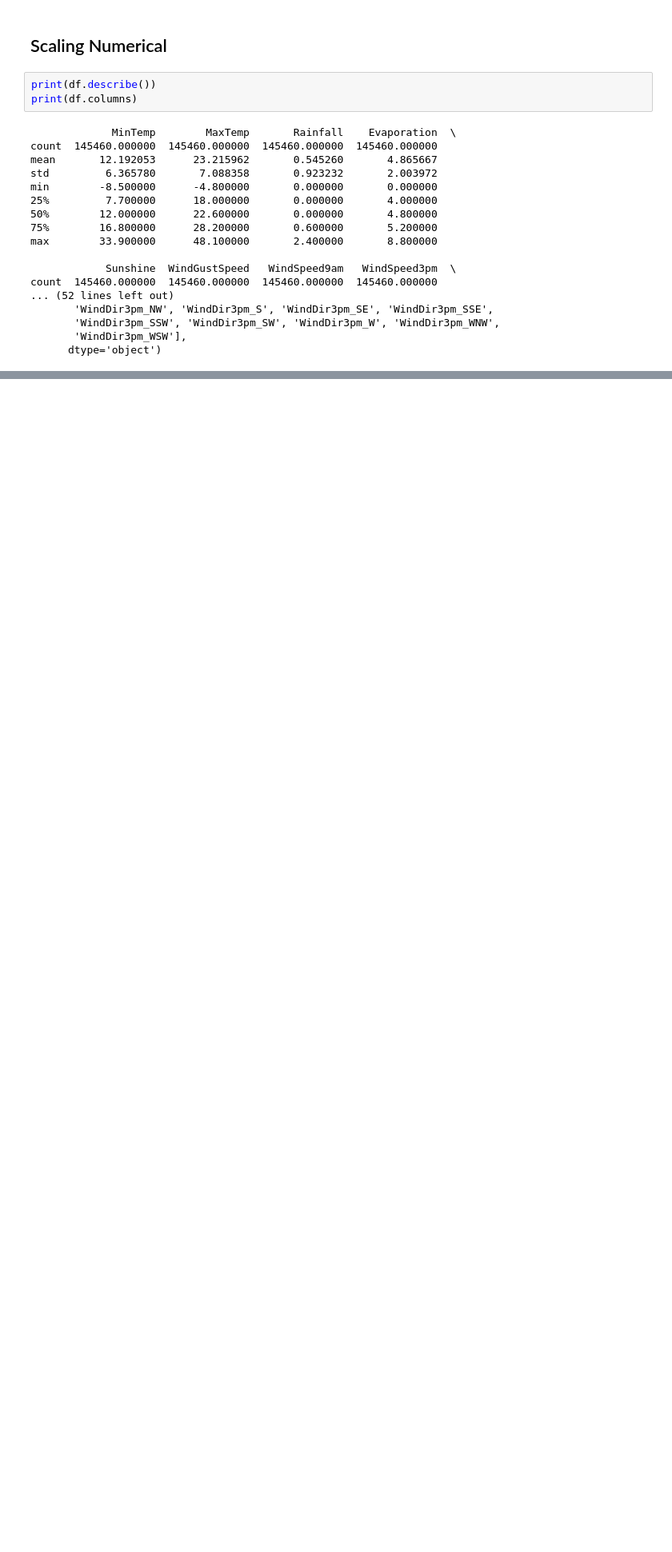
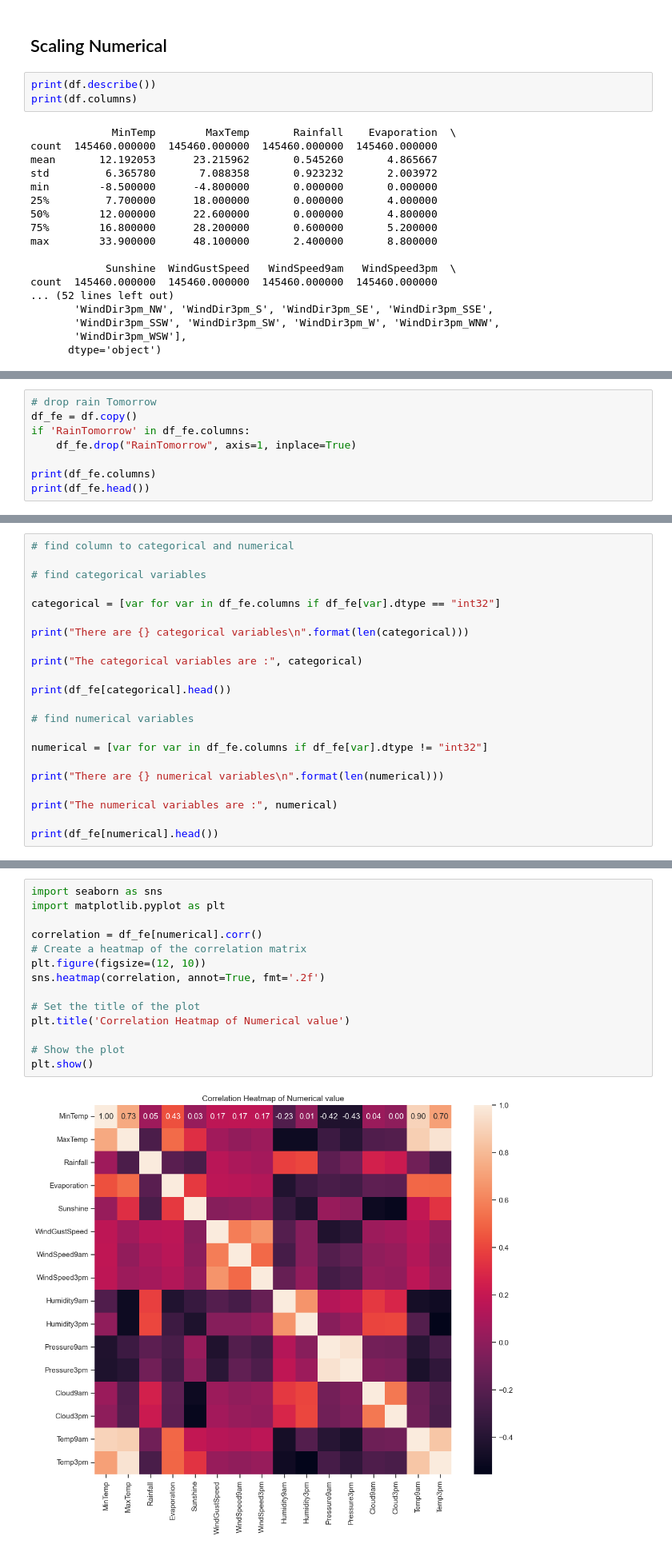
Before and after one commit to faliqadlan/rain-prediction-minimalist, a Jupyter notebook: rain_prediction_minimalist.ipynb, the cells around one changed output, grey strips where cells are left out. Shown at 80% size. Cells and saved outputs as stored; diff of their text form; blank space fills up the shorter version.

```diff
--- a/rain_prediction_minimalist.ipynb
+++ b/rain_prediction_minimalist.ipynb
@@ -1388,0 +1381,8 @@ max         1.000000       1.000000       1.000000       1.000000
+# %%
+# drop rain Tomorrow
+df_fe = df.copy()
+if 'RainTomorrow' in df_fe.columns:
+    df_fe.drop("RainTomorrow", axis=1, inplace=True)
+
+print(df_fe.columns)
+print(df_fe.head())
@@ -1388,0 +1427,22 @@ max         1.000000       1.000000       1.000000       1.000000
+# %%
+# find column to categorical and numerical
+
+# find categorical variables
+
+categorical = [var for var in df_fe.columns if df_fe[var].dtype == "int32"]
+
+print("There are {} categorical variables\n".format(len(categorical)))
+
+print("The categorical variables are :", categorical)
+
+print(df_fe[categorical].head())
+
+# find numerical variables
+
+numerical = [var for var in df_fe.columns if df_fe[var].dtype != "int32"]
+
+print("There are {} numerical variables\n".format(len(numerical)))
+
+print("The numerical variables are :", numerical)
+
+print(df_fe[numerical].head())
@@ -1388,0 +1529,16 @@ max         1.000000       1.000000       1.000000       1.000000
+# %%
+import seaborn as sns
+import matplotlib.pyplot as plt
+
+correlation = df_fe[numerical].corr()
+# Create a heatmap of the correlation matrix
+plt.figure(figsize=(12, 10))
+sns.heatmap(correlation, annot=True, fmt='.2f')
+
+# Set the title of the plot
+plt.title('Correlation Heatmap of Numerical value')
+
+# Show the plot
+plt.show()
+# %% [output]
+[figure, added]
```
Also changed, not shown: parts of 18 cells of this notebook.
